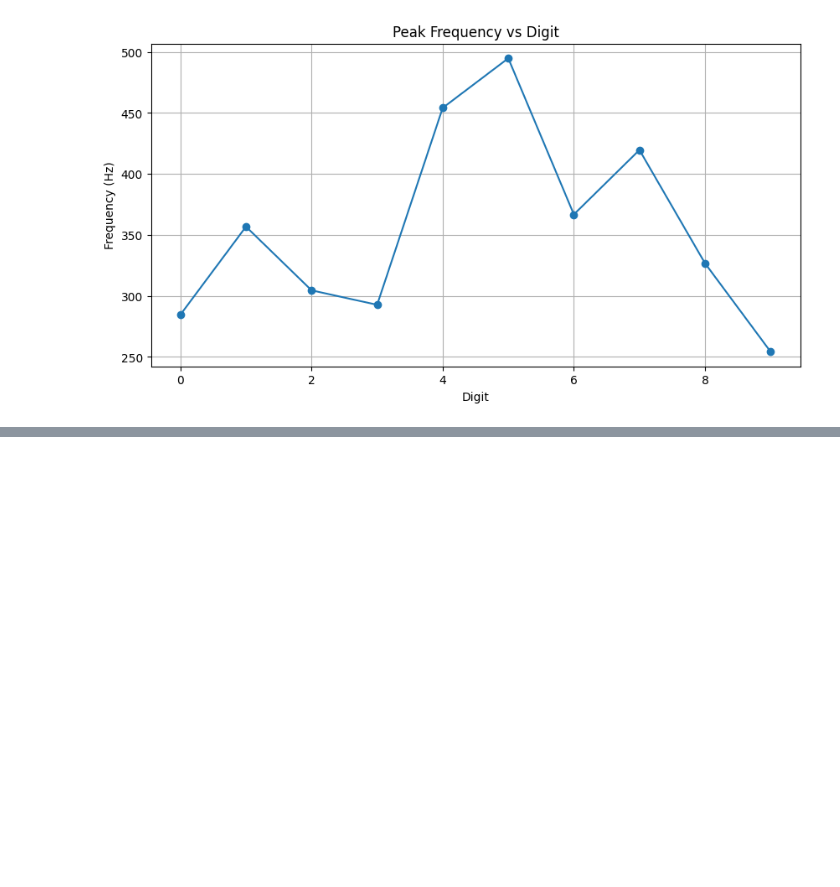
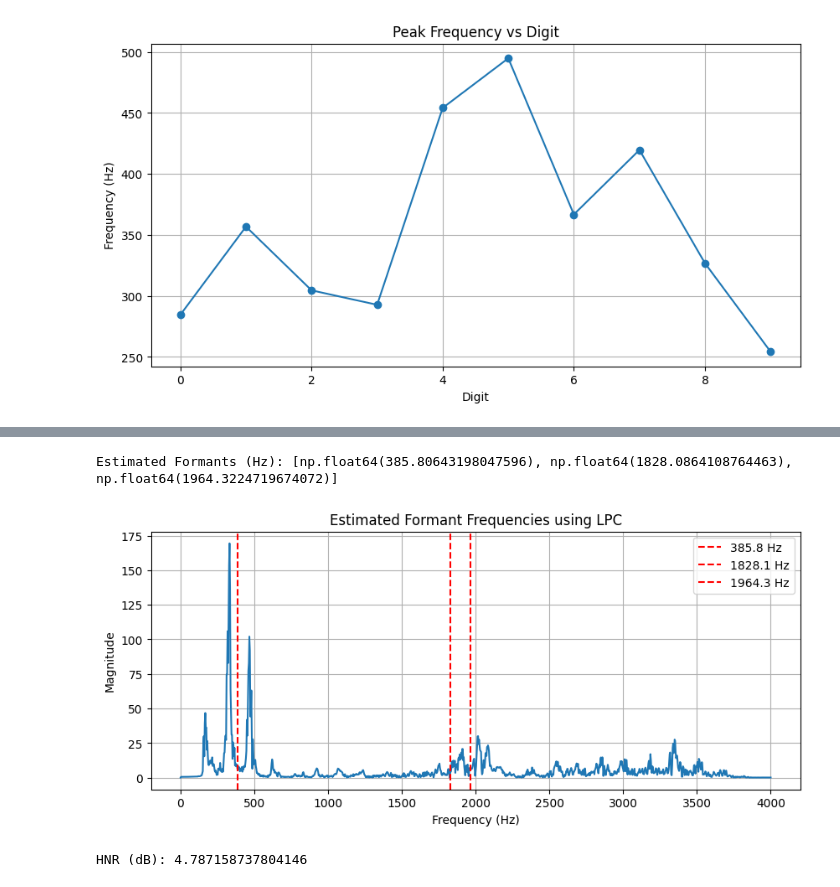
Before and after one commit to ibrahim2230/audio-digit-classification, a Jupyter notebook: EE413_DFT_Part.ipynb, the cells around one changed output, grey strips where cells are left out. Saved outputs shown, nothing was run; the diff lists cells and outputs as text; code cells hidden in the pictures; blank space fills up the shorter version.

```diff
--- a/EE413_DFT_Part.ipynb
+++ b/EE413_DFT_Part.ipynb
@@ -546,0 +812,5 @@ plt.show()
+# %%
+formants = formant_demo_lpc(signal, sample_rate)
+# %% [output]
+Estimated Formants (Hz): [np.float64(385.80643198047596), np.float64(1828.0864108764463), np.float64(1964.3224719674072)]
+[figure, added]
@@ -546,0 +834,4 @@ plt.show()
+# %%
+hnr_demo(signal)
+# %% [output]
+HNR (dB): 4.787158737804146
```
Also changed, not shown: parts of 15 cells of this notebook.
